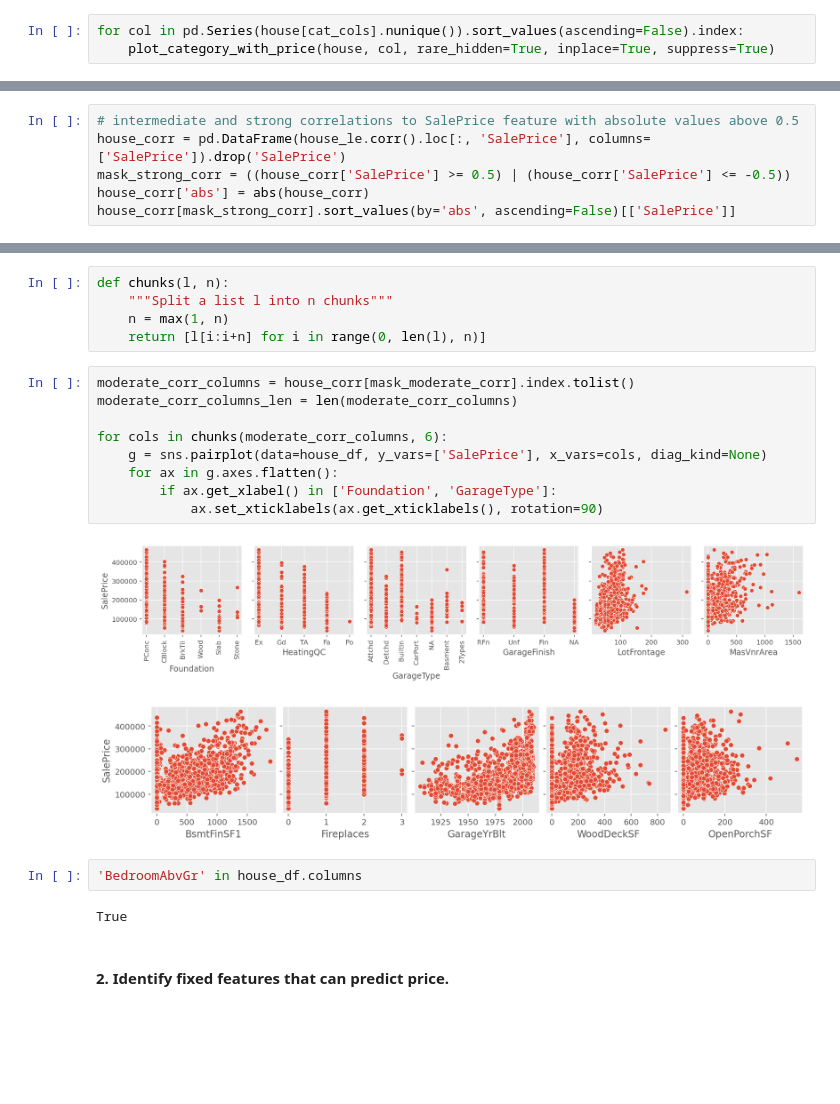
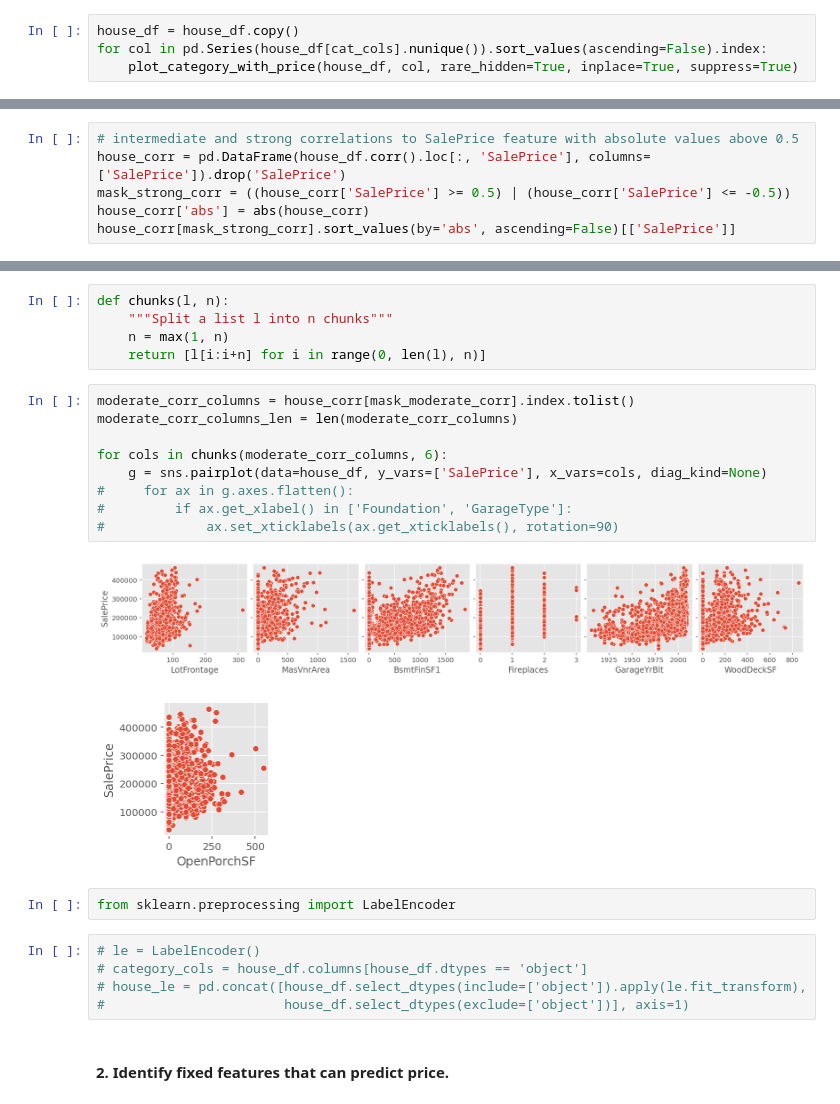
Before and after one commit to androi7/ds-mini-projects, a Jupyter notebook: House-Prices/House_Prices.ipynb, the cells around one changed output, grey strips where cells are left out. Saved outputs shown, nothing was run; the diff lists cells and outputs as text; blank space fills up the shorter version.

```diff
--- a/House-Prices/House_Prices.ipynb
+++ b/House-Prices/House_Prices.ipynb
@@ -663,6 +664,7 @@ plot_category_with_price(house, 'Exterior1st', rare_hidden=True)
 # %%
-for col in pd.Series(house[cat_cols].nunique()).sort_values(ascending=False).index:
-    plot_category_with_price(house, col, rare_hidden=True, inplace=True, suppress=True)
+house_df = house_df.copy()
+for col in pd.Series(house_df[cat_cols].nunique()).sort_values(ascending=False).index:
+    plot_category_with_price(house_df, col, rare_hidden=True, inplace=True, suppress=True)
 # %%
 # checking for low variance features which are less meaningful for predicting a model (threshold 80%)
 # source: https://saadabbas.net/house-price-prediction/
@@ -713,6 +712,6 @@ def correlation_heat_map(df):
 # %%
 # intermediate and strong correlations to SalePrice feature with absolute values above 0.5
-house_corr = pd.DataFrame(house_le.corr().loc[:, 'SalePrice'], columns=['SalePrice']).drop('SalePrice')
+house_corr = pd.DataFrame(house_df.corr().loc[:, 'SalePrice'], columns=['SalePrice']).drop('SalePrice')
 mask_strong_corr = ((house_corr['SalePrice'] >= 0.5) | (house_corr['SalePrice'] <= -0.5))
 house_corr['abs'] = abs(house_corr)
 house_corr[mask_strong_corr].sort_values(by='abs', ascending=False)[['SalePrice']]
@@ -792,19 +781,22 @@ def chunks(l, n):
 # %%
 moderate_corr_columns = house_corr[mask_moderate_corr].index.tolist()
 moderate_corr_columns_len = len(moderate_corr_columns)
 
 for cols in chunks(moderate_corr_columns, 6):
     g = sns.pairplot(data=house_df, y_vars=['SalePrice'], x_vars=cols, diag_kind=None)
-    for ax in g.axes.flatten():
-        if ax.get_xlabel() in ['Foundation', 'GarageType']:
-            ax.set_xticklabels(ax.get_xticklabels(), rotation=90)
+#     for ax in g.axes.flatten():
+#         if ax.get_xlabel() in ['Foundation', 'GarageType']:
+#             ax.set_xticklabels(ax.get_xticklabels(), rotation=90)
 # %% [output]
-[figure, old version]
+[figure, new version]
-[figure, old version]
+[figure, new version]
-# %%
-'BedroomAbvGr' in house_df.columns
-# %% [output]
-True
+# %%
+from sklearn.preprocessing import LabelEncoder
+# %%
+# le = LabelEncoder()
+# category_cols = house_df.columns[house_df.dtypes == 'object']
+# house_le = pd.concat([house_df.select_dtypes(include=['object']).apply(le.fit_transform),
+#                       house_df.select_dtypes(exclude=['object'])], axis=1)
 # %% [markdown]
 #### 2. Identify fixed features that can predict price.
 # %% [markdown]
```
Also changed, not shown: parts of 46 cells of this notebook, 11 other files.
